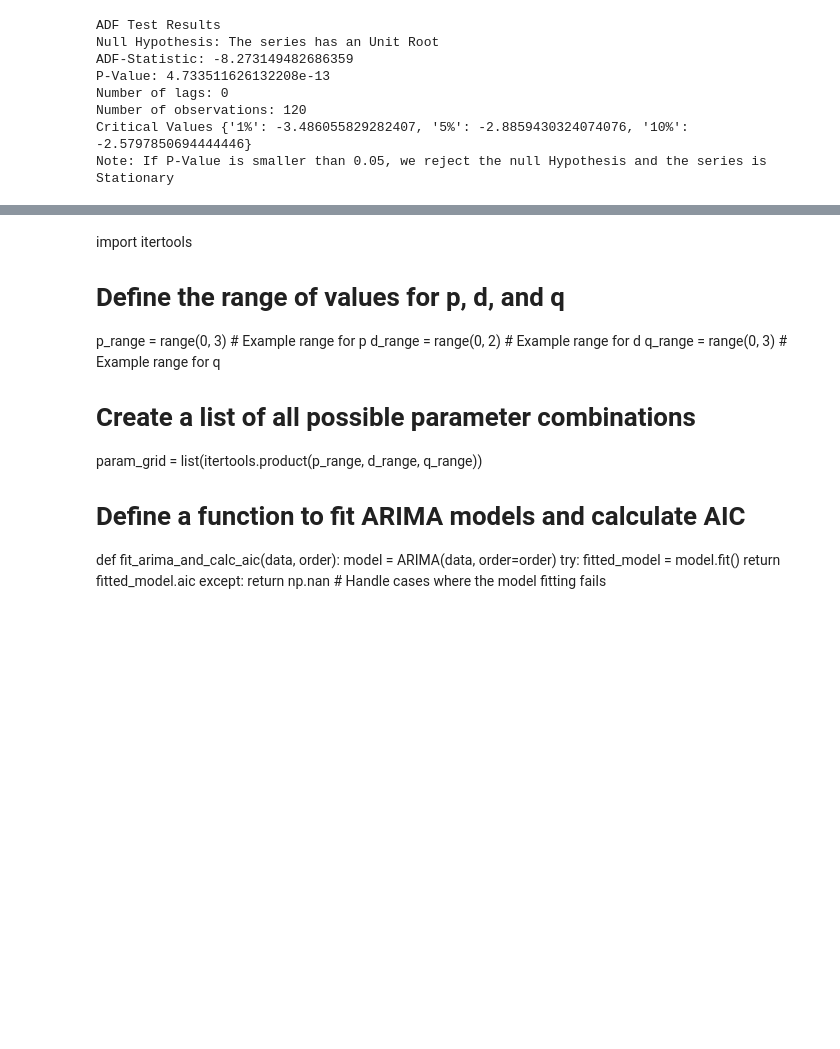
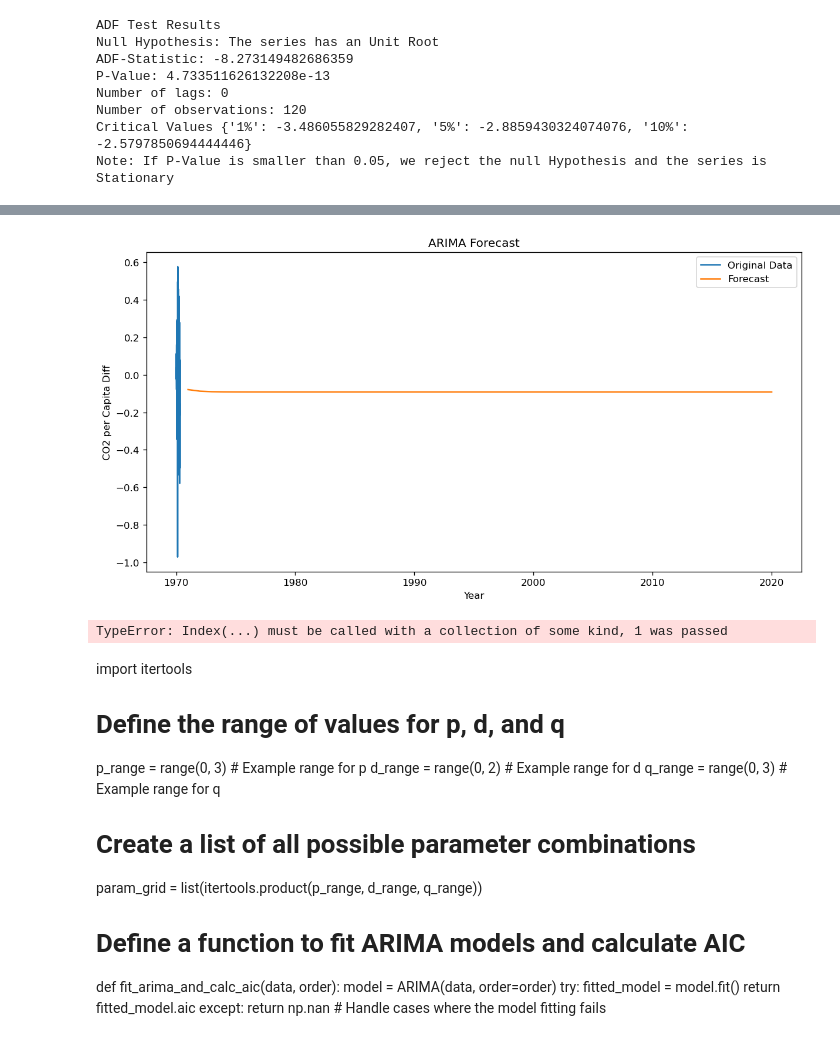
Before and after one commit to L-dos-Santos/final-project, a Jupyter notebook: Final Project.ipynb, the cells around one changed output, grey strips where cells are left out. Drawn from its saved outputs; the diff is of its cells as text; code cells hidden in the pictures; blank space fills up the shorter version.

Commit message:
forecast

```diff
--- a/Final Project.ipynb
+++ b/Final Project.ipynb
@@ -409,5 +388,5 @@ print(aic_values)
 # %%
-arima_model = ARIMA(df['co2_per_capita_diff'], order = (1, 1, 1))
+arima_model = ARIMA(df['co2_per_capita_diff'], order = (1, 1, 2))
 model = arima_model.fit()
 print(model.summary())
 # %% [output]
@@ -428,3 +407,6 @@ Covariance Type:                   opg
 
 Warnings:
 [1] Covariance matrix calculated using the outer product of gradients (complex-step).
+# %%
+data = df.dropna()
+data
@@ -431,3 +427,26 @@ Warnings:
+# %%
+# Generate forecasts using the fitted model
+forecast = model.forecast(steps=50)  # Forecast 50 steps ahead
+# %%
+
+# Plot the original 'co2_per_capita_diff' data alongside the forecasted values
+plt.figure(figsize=(12, 6))
+plt.plot(data.index, data['co2_per_capita_diff'], label='Original Data')
+plt.plot(pd.date_range(start=data.index[-1], periods=50, freq='Y'), forecast, label='Forecast')
+plt.xlabel('Year')
+plt.ylabel('CO2 per Capita Diff')
+plt.title('ARIMA Forecast')
+plt.legend()
+plt.show()
+# %% [output]
+[figure, added]
+# %%
+# Assuming model is your ARIMA model and it's already fitted
+forecast = model.predict(dynamic=True)
+# Create a DataFrame to hold both 'co2_per_capita_diff' and 'forecast' columns
+forecast_df = pd.DataFrame({'co2_per_capita_diff': df, 'forecast': forecast}, index=1)
+# %% [output]
+TypeError: Index(...) must be called with a collection of some kind, 1 was passed
 # %% [markdown]
 import itertools
 
```
Also changed, not shown: parts of 10 cells of this notebook.
